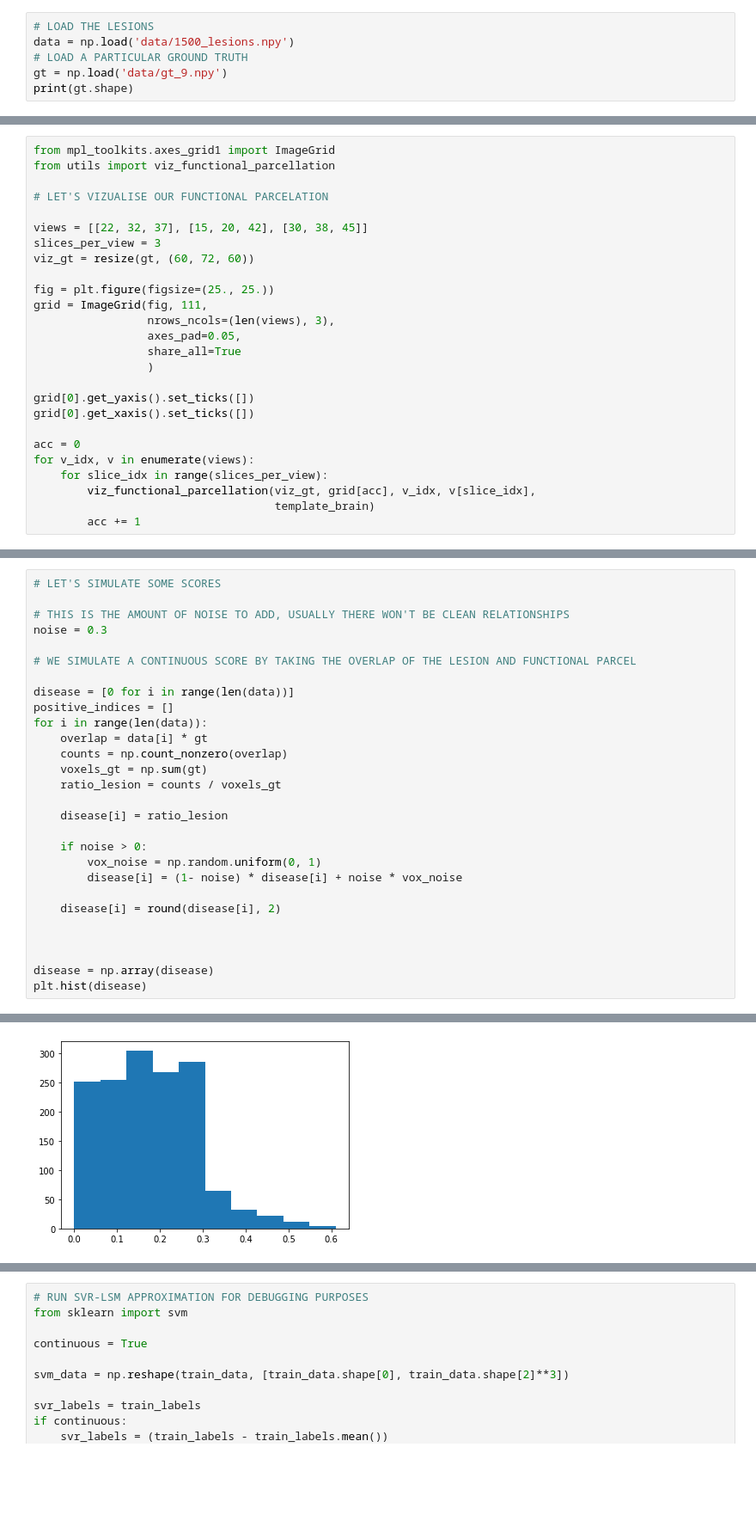
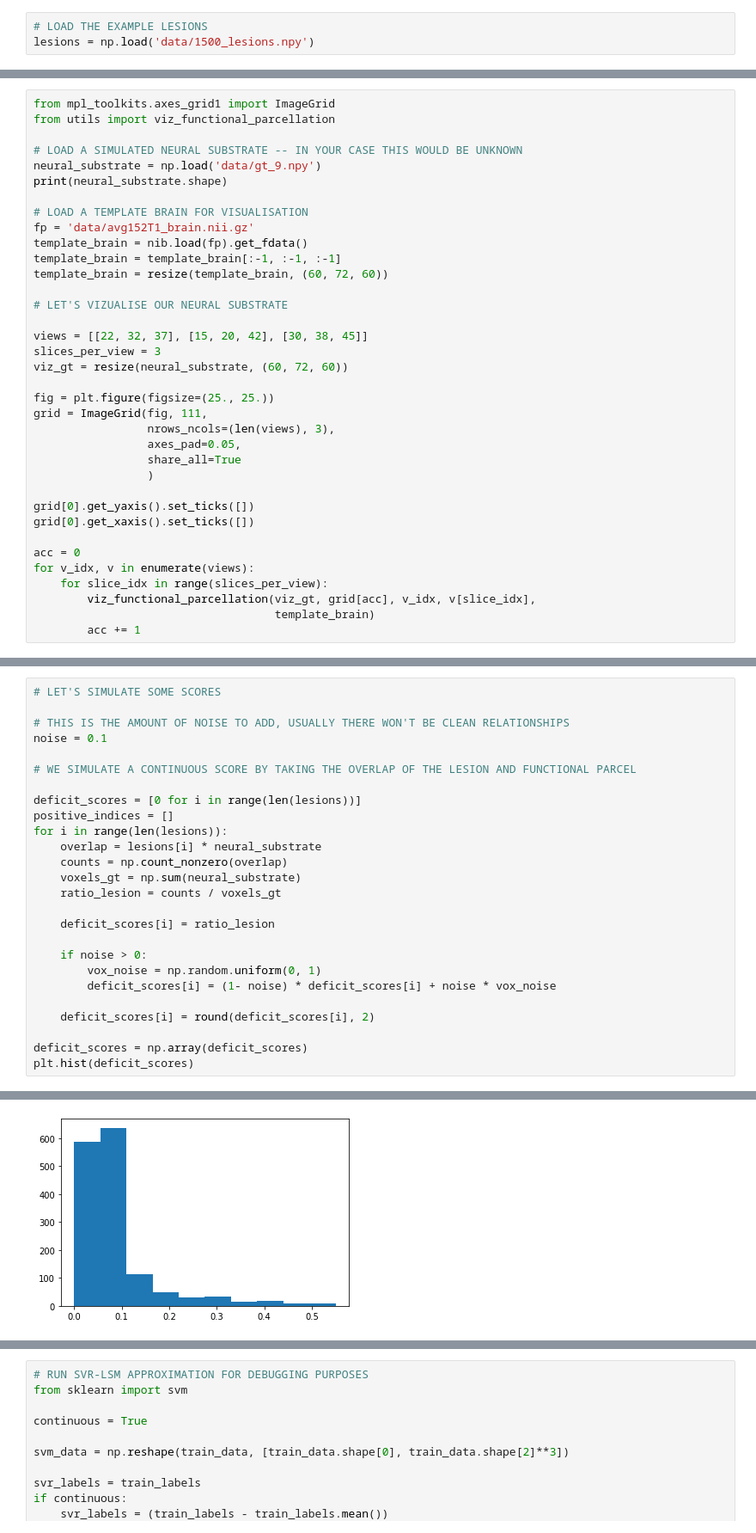
Before and after one commit to guilherme-pombo/vae_lesion_deficit, a Jupyter notebook: simulation_viz.ipynb, the cells around one changed output, grey strips where cells are left out. Shown at 86% size. Drawn from its saved outputs; the diff is of its cells as text; blank space fills up the shorter version.

```diff
--- a/simulation_viz.ipynb
+++ b/simulation_viz.ipynb
@@ -23,6 +31,3 @@ from scipy.stats import norm
 # %%
-# LOAD THE LESIONS
-data = np.load('data/1500_lesions.npy')
-# LOAD A PARTICULAR GROUND TRUTH
-gt = np.load('data/gt_9.npy')
-print(gt.shape)
+# LOAD THE EXAMPLE LESIONS
+lesions = np.load('data/1500_lesions.npy')
@@ -39,11 +46,21 @@ template_brain = resize(template_brain, (60, 72, 60))
 from mpl_toolkits.axes_grid1 import ImageGrid
 from utils import viz_functional_parcellation
 
-# LET'S VIZUALISE OUR FUNCTIONAL PARCELATION
+# LOAD A SIMULATED NEURAL SUBSTRATE -- IN YOUR CASE THIS WOULD BE UNKNOWN
+neural_substrate = np.load('data/gt_9.npy')
+print(neural_substrate.shape)
+
+# LOAD A TEMPLATE BRAIN FOR VISUALISATION
+fp = 'data/avg152T1_brain.nii.gz'
+template_brain = nib.load(fp).get_fdata()
+template_brain = template_brain[:-1, :-1, :-1]
+template_brain = resize(template_brain, (60, 72, 60))
+
+# LET'S VIZUALISE OUR NEURAL SUBSTRATE
 
 views = [[22, 32, 37], [15, 20, 42], [30, 38, 45]]
 slices_per_view = 3
-viz_gt = resize(gt, (60, 72, 60))
+viz_gt = resize(neural_substrate, (60, 72, 60))
 
 fig = plt.figure(figsize=(25., 25.))
 grid = ImageGrid(fig, 111,
@@ -67,28 +85,26 @@ for v_idx, v in enumerate(views):
 # LET'S SIMULATE SOME SCORES
 
 # THIS IS THE AMOUNT OF NOISE TO ADD, USUALLY THERE WON'T BE CLEAN RELATIONSHIPS
-noise = 0.3
+noise = 0.1
 
 # WE SIMULATE A CONTINUOUS SCORE BY TAKING THE OVERLAP OF THE LESION AND FUNCTIONAL PARCEL
 
-disease = [0 for i in range(len(data))]
+deficit_scores = [0 for i in range(len(lesions))]
 positive_indices = []
-for i in range(len(data)):
-    overlap = data[i] * gt
+for i in range(len(lesions)):
+    overlap = lesions[i] * neural_substrate
     counts = np.count_nonzero(overlap)
-    voxels_gt = np.sum(gt)
+    voxels_gt = np.sum(neural_substrate)
     ratio_lesion = counts / voxels_gt
 
-    disease[i] = ratio_lesion
+    deficit_scores[i] = ratio_lesion
 
     if noise > 0:
         vox_noise = np.random.uniform(0, 1)
-        disease[i] = (1- noise) * disease[i] + noise * vox_noise
+        deficit_scores[i] = (1- noise) * deficit_scores[i] + noise * vox_noise
 
-    disease[i] = round(disease[i], 2)
+    deficit_scores[i] = round(deficit_scores[i], 2)
 
-
-
-disease = np.array(disease)
-plt.hist(disease)
+deficit_scores = np.array(deficit_scores)
+plt.hist(deficit_scores)
 # %% [output]
@@ -98,2 +114,2 @@ plt.hist(disease)
  <BarContainer object of 10 artists>)
-[figure, old version]
+[figure, new version]
```
Also changed, not shown: parts of 25 cells of this notebook, 6 other files.
